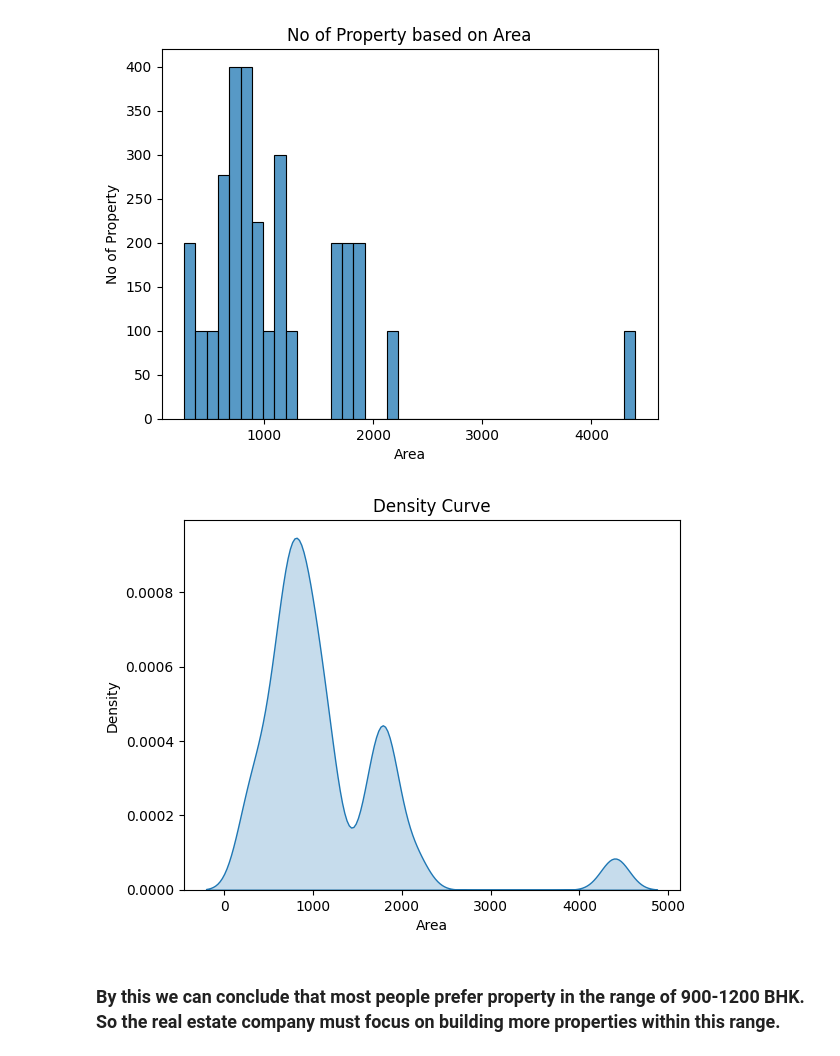
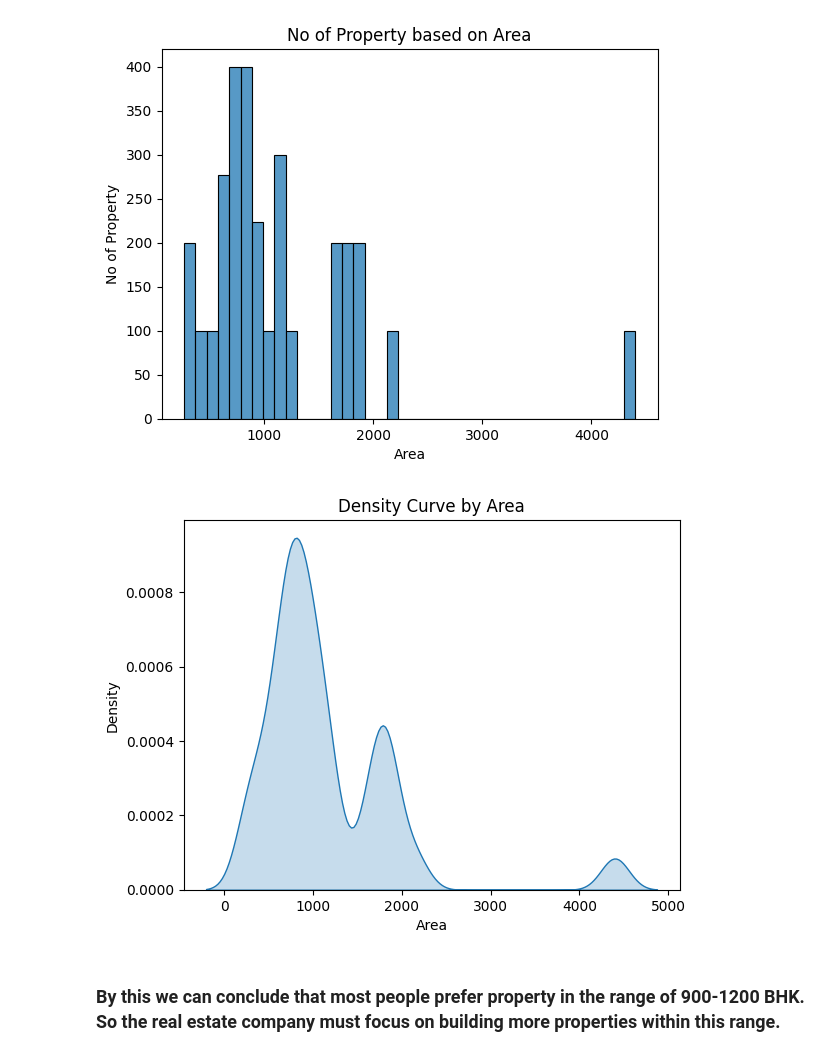
Before and after one commit to shouvik-maity/data-analysis-project--kolkata-realestate, a Jupyter notebook: sales.ipynb, the cells around one changed output. Drawn from its saved outputs; the diff is of its cells as text; code cells hidden in the pictures.

```diff
--- a/sales.ipynb
+++ b/sales.ipynb
@@ -125,11 +125,11 @@ plt.show()
 [figure]
 # %%
 sns.kdeplot(df['area'],fill=True)
-plt.title('Density Curve')
+plt.title('Density Curve by Area')
 plt.xlabel('Area')
 plt.show()
 # %% [output]
-[figure, old version]
+[figure, new version]
 # %% [markdown]
 ### By this we can conclude that most people prefer property in the range of 900-1200 BHK. So the real estate company must focus on building more properties within this range.
 # %% [markdown]
```
Also changed, not shown: parts of 3 cells of this notebook.
